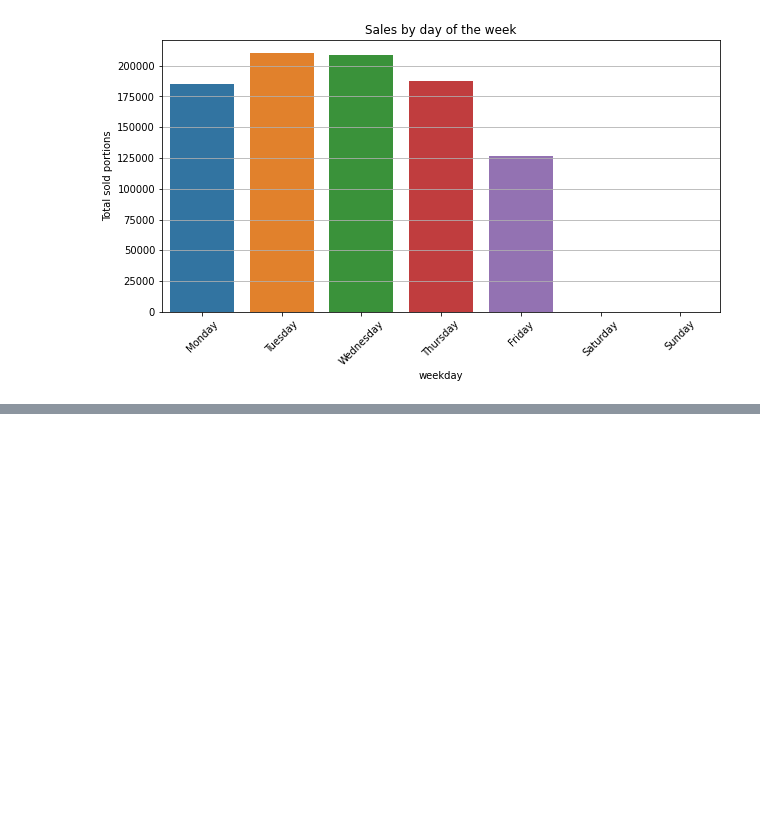
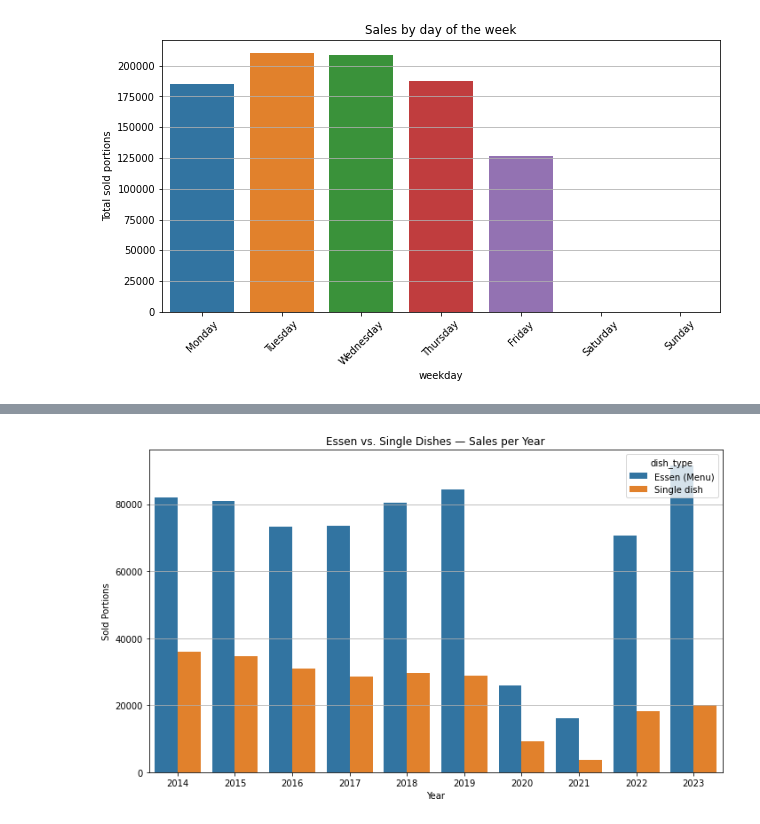
Before and after one commit to olyashevich/Predicting-food-demand-at-the-KU-Mensa, a Jupyter notebook: analysis.ipynb, the cells around one changed output, grey strips where cells are left out. Cells and saved outputs as stored; diff of their text form; code cells hidden in the pictures; blank space fills up the shorter version.

```diff
--- a/analysis.ipynb
+++ b/analysis.ipynb
@@ -324,0 +437,14 @@ plt.show()
+# %%
+verkauf_df_enriched['year'] = verkauf_df_enriched['date'].dt.year
+grouped_by_year = verkauf_df_enriched.groupby(['year', 'dish_type'])['sold_amount'].sum().reset_index()
+
+plt.figure(figsize=(10, 6))
+sns.barplot(data=grouped_by_year, x='year', y='sold_amount', hue='dish_type')
+plt.title('Essen vs. Single Dishes — Sales per Year')
+plt.ylabel('Sold Portions')
+plt.xlabel('Year')
+plt.grid(axis='y')
+plt.tight_layout()
+plt.show()
+# %% [output]
+[figure, added]
```
Also changed, not shown: parts of 60 cells of this notebook.
